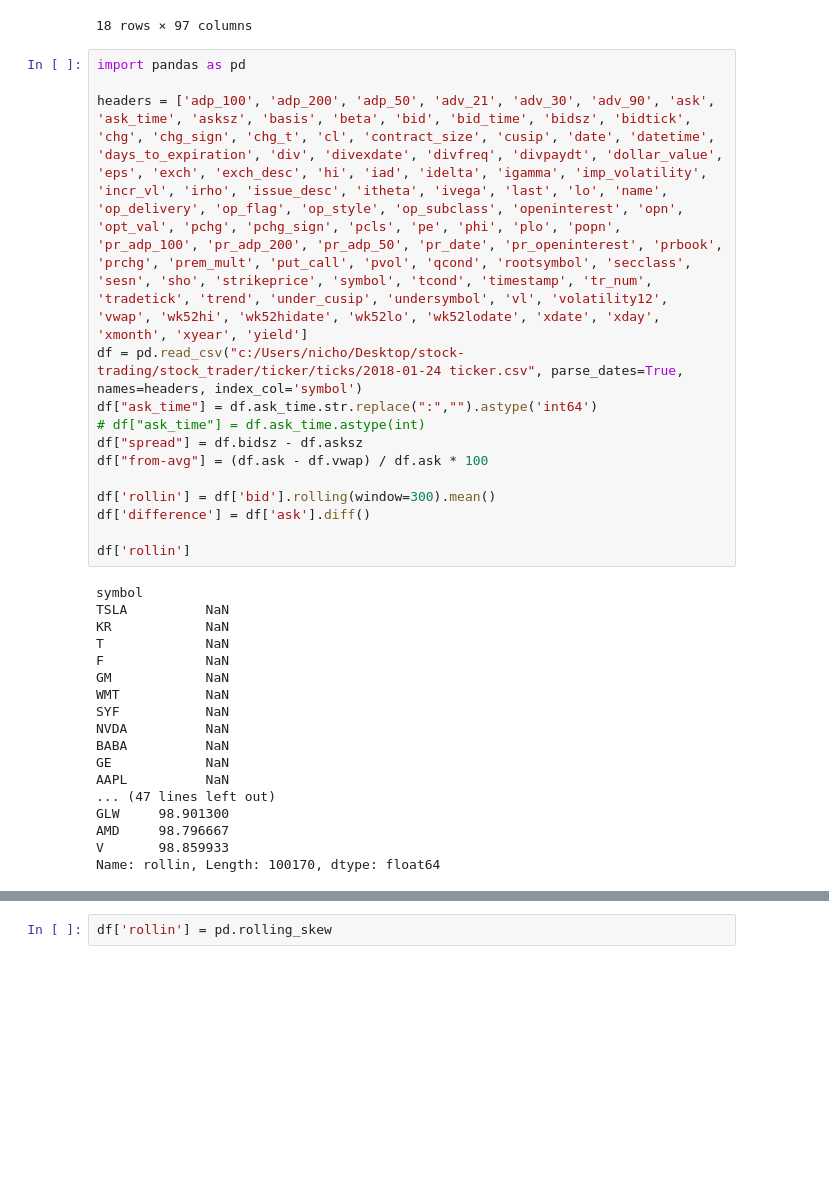
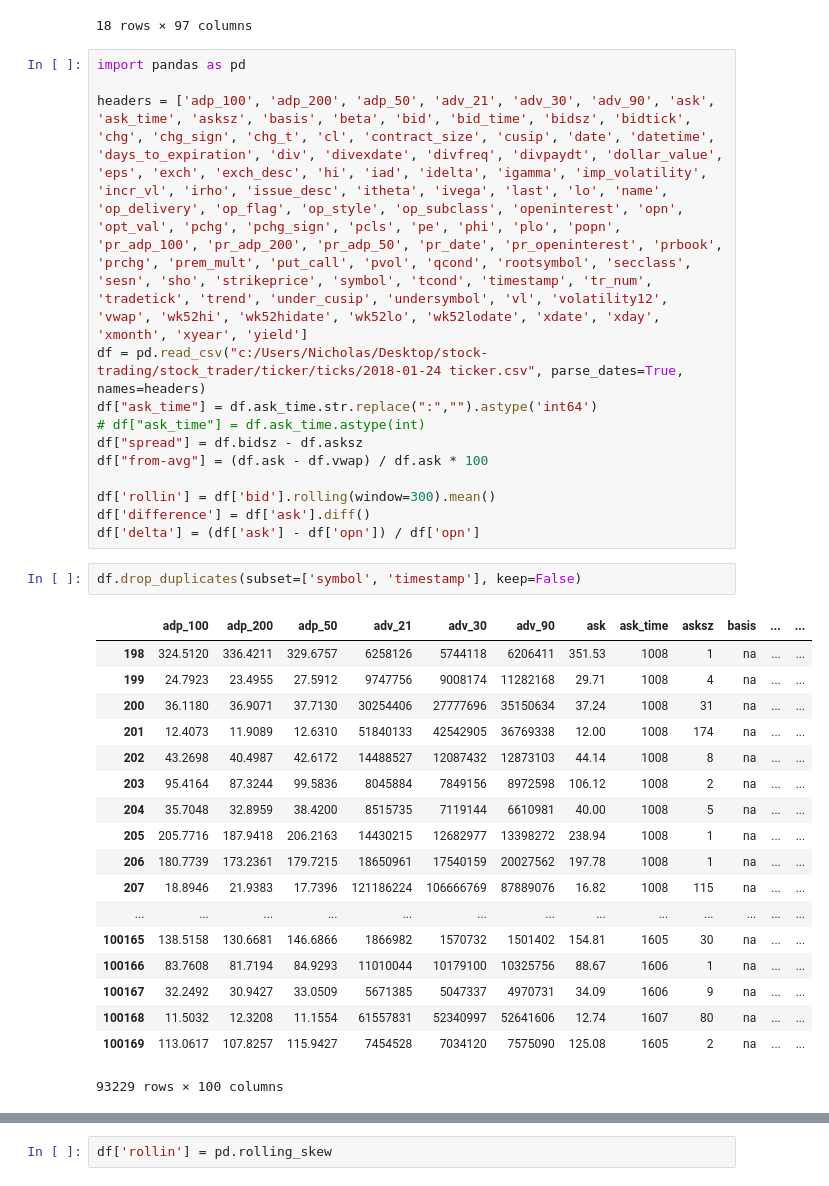
Before and after one commit to NicholasBallard/stock-trading, a Jupyter notebook: stock_trader/scratchpad.ipynb, the cells around one changed output, grey strips where cells are left out. Cells and saved outputs as stored; diff of their text form; blank space fills up the shorter version.

```diff
--- a/stock_trader/scratchpad.ipynb
+++ b/stock_trader/scratchpad.ipynb
@@ -176,7 +176,7 @@ ndf.reindex(new_index)
 import pandas as pd
 
 headers = ['adp_100', 'adp_200', 'adp_50', 'adv_21', 'adv_30', 'adv_90', 'ask', 'ask_time', 'asksz', 'basis', 'beta', 'bid', 'bid_time', 'bidsz', 'bidtick', 'chg', 'chg_sign', 'chg_t', 'cl', 'contract_size', 'cusip', 'date', 'datetime', 'days_to_expiration', 'div', 'divexdate', 'divfreq', 'divpaydt', 'dollar_value', 'eps', 'exch', 'exch_desc', 'hi', 'iad', 'idelta', 'igamma', 'imp_volatility', 'incr_vl', 'irho', 'issue_desc', 'itheta', 'ivega', 'last', 'lo', 'name', 'op_delivery', 'op_flag', 'op_style', 'op_subclass', 'openinterest', 'opn', 'opt_val', 'pchg', 'pchg_sign', 'pcls', 'pe', 'phi', 'plo', 'popn', 'pr_adp_100', 'pr_adp_200', 'pr_adp_50', 'pr_date', 'pr_openinterest', 'prbook', 'prchg', 'prem_mult', 'put_call', 'pvol', 'qcond', 'rootsymbol', 'secclass', 'sesn', 'sho', 'strikeprice', 'symbol', 'tcond', 'timestamp', 'tr_num', 'tradetick', 'trend', 'under_cusip', 'undersymbol', 'vl', 'volatility12', 'vwap', 'wk52hi', 'wk52hidate', 'wk52lo', 'wk52lodate', 'xdate', 'xday', 'xmonth', 'xyear', 'yield']
-df = pd.read_csv("c:/Users/nicho/Desktop/stock-trading/stock_trader/ticker/ticks/2018-01-24 ticker.csv", parse_dates=True, names=headers, index_col='symbol')
+df = pd.read_csv("c:/Users/Nicholas/Desktop/stock-trading/stock_trader/ticker/ticks/2018-01-24 ticker.csv", parse_dates=True, names=headers)
 df["ask_time"] = df.ask_time.str.replace(":","").astype('int64')
 # df["ask_time"] = df.ask_time.astype(int)
 df["spread"] = df.bidsz - df.asksz
@@ -184,23 +184,25 @@ df["from-avg"] = (df.ask - df.vwap) / df.ask * 100
 
 df['rollin'] = df['bid'].rolling(window=300).mean()
 df['difference'] = df['ask'].diff()
-
-df['rollin']
+df['delta'] = (df['ask'] - df['opn']) / df['opn']
-# %% [output]
-symbol
-TSLA          NaN
-KR            NaN
-T             NaN
-F             NaN
-GM            NaN
-WMT           NaN
-SYF           NaN
-NVDA          NaN
-BABA          NaN
-GE            NaN
-AAPL          NaN
-... (47 lines left out)
-GLW     98.901300
-AMD     98.796667
-V       98.859933
-Name: rollin, Length: 100170, dtype: float64
+# %%
+df.drop_duplicates(subset=['symbol', 'timestamp'], keep=False)
+# %% [output]
+|  | adp_100 | adp_200 | adp_50 | adv_21 | adv_30 | adv_90 | ask | ask_time | asksz | basis | ... | ... |
+| 198 | 324.5120 | 336.4211 | 329.6757 | 6258126 | 5744118 | 6206411 | 351.53 | 1008 | 1 | na | ... | ... |
+| 199 | 24.7923 | 23.4955 | 27.5912 | 9747756 | 9008174 | 11282168 | 29.71 | 1008 | 4 | na | ... | ... |
+| 200 | 36.1180 | 36.9071 | 37.7130 | 30254406 | 27777696 | 35150634 | 37.24 | 1008 | 31 | na | ... | ... |
+| 201 | 12.4073 | 11.9089 | 12.6310 | 51840133 | 42542905 | 36769338 | 12.00 | 1008 | 174 | na | ... | ... |
+| 202 | 43.2698 | 40.4987 | 42.6172 | 14488527 | 12087432 | 12873103 | 44.14 | 1008 | 8 | na | ... | ... |
+| 203 | 95.4164 | 87.3244 | 99.5836 | 8045884 | 7849156 | 8972598 | 106.12 | 1008 | 2 | na | ... | ... |
+| 204 | 35.7048 | 32.8959 | 38.4200 | 8515735 | 7119144 | 6610981 | 40.00 | 1008 | 5 | na | ... | ... |
+| 205 | 205.7716 | 187.9418 | 206.2163 | 14430215 | 12682977 | 13398272 | 238.94 | 1008 | 1 | na | ... | ... |
+| 206 | 180.7739 | 173.2361 | 179.7215 | 18650961 | 17540159 | 20027562 | 197.78 | 1008 | 1 | na | ... | ... |
+| 207 | 18.8946 | 21.9383 | 17.7396 | 121186224 | 106666769 | 87889076 | 16.82 | 1008 | 115 | na | ... | ... |
+| ... | ... | ... | ... | ... | ... | ... | ... | ... | ... | ... | ... | ... |
+| 100165 | 138.5158 | 130.6681 | 146.6866 | 1866982 | 1570732 | 1501402 | 154.81 | 1605 | 30 | na | ... | ... |
+| 100166 | 83.7608 | 81.7194 | 84.9293 | 11010044 | 10179100 | 10325756 | 88.67 | 1606 | 1 | na | ... | ... |
+| 100167 | 32.2492 | 30.9427 | 33.0509 | 5671385 | 5047337 | 4970731 | 34.09 | 1606 | 9 | na | ... | ... |
+| 100168 | 11.5032 | 12.3208 | 11.1554 | 61557831 | 52340997 | 52641606 | 12.74 | 1607 | 80 | na | ... | ... |
+| 100169 | 113.0617 | 107.8257 | 115.9427 | 7454528 | 7034120 | 7575090 | 125.08 | 1605 | 2 | na | ... | ... |
+93229 rows × 100 columns
```
Also changed, not shown: parts of 3 cells of this notebook.
